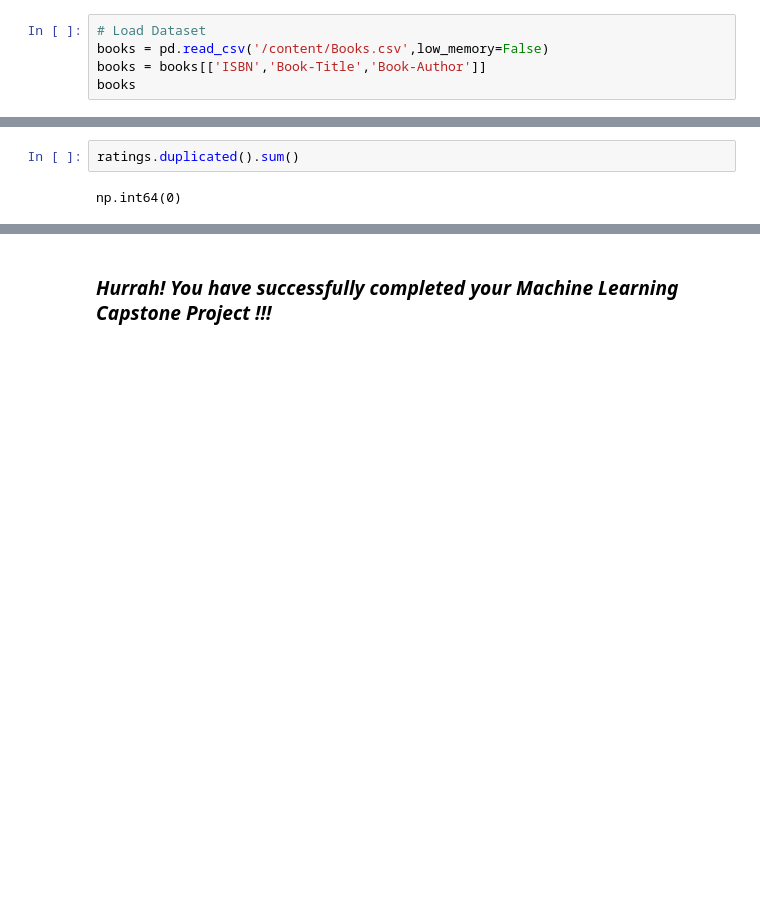
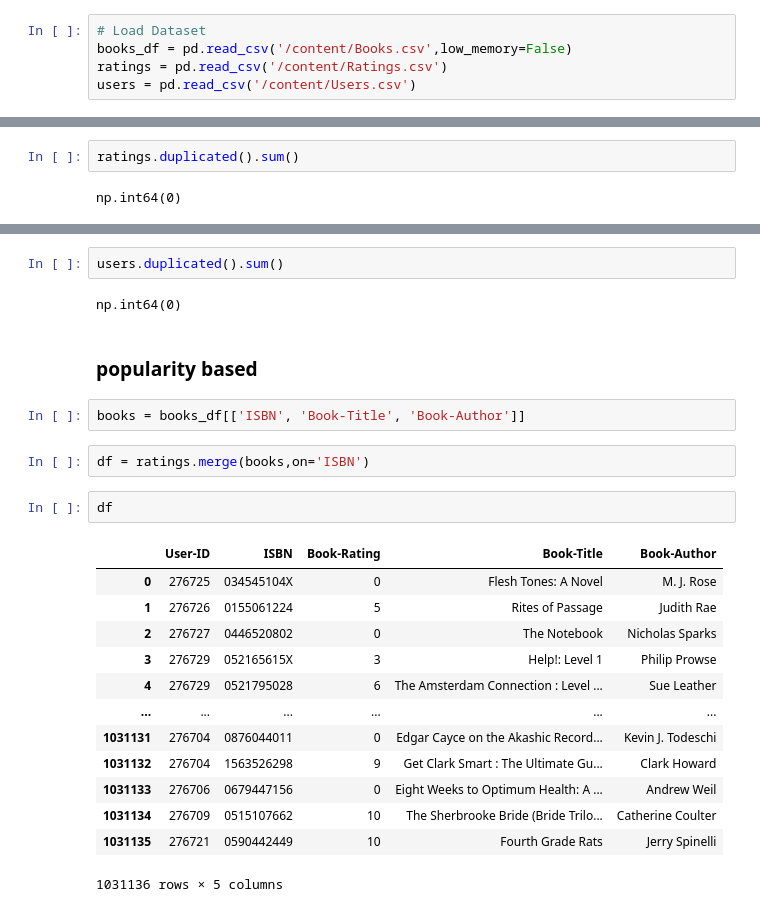
Before and after one commit to PKalyani1994/Recommendation_System, a Jupyter notebook: Copy_Mid_ML_Project.ipynb, the cells around one changed output, grey strips where cells are left out. Saved outputs shown, nothing was run; the diff lists cells and outputs as text; blank space fills up the shorter version.

Commit message:
Popularity filtering

```diff
--- a/Copy_Mid_ML_Project.ipynb
+++ b/Copy_Mid_ML_Project.ipynb
@@ -86,6 +20,6 @@ import matplotlib.pyplot as plt
 ### Dataset Loading
 # %%
 # Load Dataset
-books = pd.read_csv('/content/Books.csv',low_memory=False)
-books = books[['ISBN','Book-Title','Book-Author']]
-books
+books_df = pd.read_csv('/content/Books.csv',low_memory=False)
+ratings = pd.read_csv('/content/Ratings.csv')
+users = pd.read_csv('/content/Users.csv')
@@ -926,2 +71,26 @@ Write the conclusion here.
-# %% [markdown]
-### ***Hurrah! You have successfully completed your Machine Learning Capstone Project !!!***
+# %%
+users.duplicated().sum()
+# %% [output]
+np.int64(0)
+# %% [markdown]
+### popularity based
+# %%
+books = books_df[['ISBN', 'Book-Title', 'Book-Author']]
+# %%
+df = ratings.merge(books,on='ISBN')
+# %%
+df
+# %% [output]
+|  | User-ID | ISBN | Book-Rating | Book-Title | Book-Author |
+| 0 | 276725 | 034545104X | 0 | Flesh Tones: A Novel | M. J. Rose |
+| 1 | 276726 | 0155061224 | 5 | Rites of Passage | Judith Rae |
+| 2 | 276727 | 0446520802 | 0 | The Notebook | Nicholas Sparks |
+| 3 | 276729 | 052165615X | 3 | Help!: Level 1 | Philip Prowse |
+| 4 | 276729 | 0521795028 | 6 | The Amsterdam Connection : Level ... | Sue Leather |
+| ... | ... | ... | ... | ... | ... |
+| 1031131 | 276704 | 0876044011 | 0 | Edgar Cayce on the Akashic Record... | Kevin J. Todeschi |
+| 1031132 | 276704 | 1563526298 | 9 | Get Clark Smart : The Ultimate Gu... | Clark Howard |
+| 1031133 | 276706 | 0679447156 | 0 | Eight Weeks to Optimum Health: A ... | Andrew Weil |
+| 1031134 | 276709 | 0515107662 | 10 | The Sherbrooke Bride (Bride Trilo... | Catherine Coulter |
+| 1031135 | 276721 | 0590442449 | 10 | Fourth Grade Rats | Jerry Spinelli |
+1031136 rows × 5 columns
```
Also changed, not shown: parts of 336 cells of this notebook.
